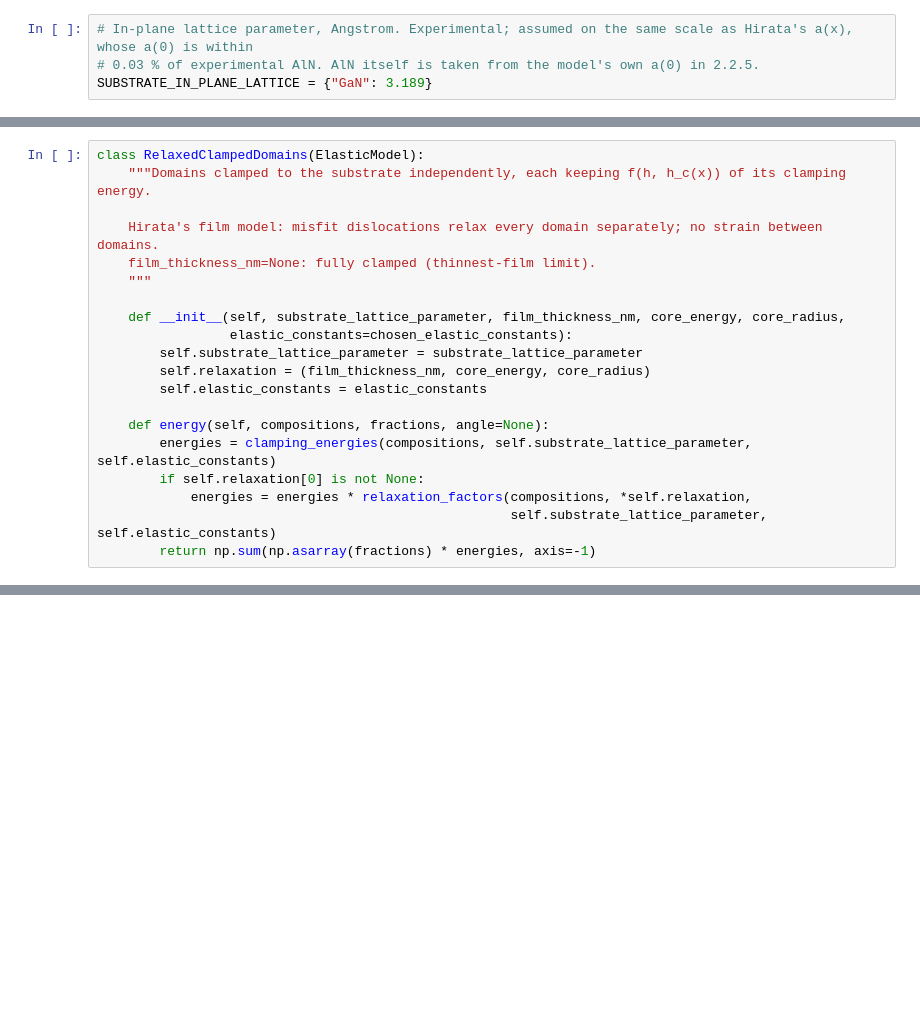
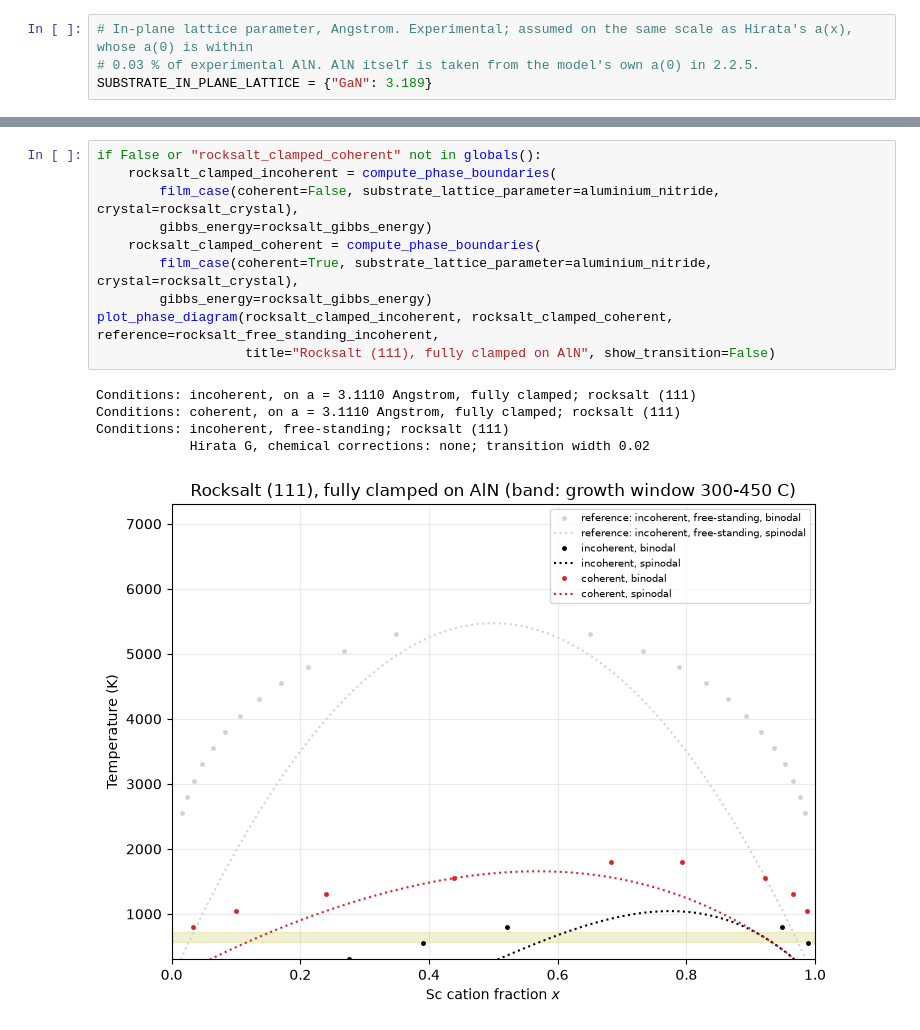
Before and after one commit to mat3ra/api-examples, a Jupyter notebook: other/experiments/alphafilm/AlScN_strained_CALPHAD.ipynb, the cells around one changed output, grey strips where cells are left out. Saved outputs shown, nothing was run; the diff lists cells and outputs as text; blank space fills up the shorter version.

```diff
--- a/other/experiments/alphafilm/AlScN_strained_CALPHAD.ipynb
+++ b/other/experiments/alphafilm/AlScN_strained_CALPHAD.ipynb
@@ -725,20 +370,0 @@ def clamping_energies(compositions, substrate_lattice_parameter, elastic_constan
-# %%
-class RelaxedClampedDomains(ElasticModel):
-    """Domains clamped to the substrate independently, each keeping f(h, h_c(x)) of its clamping energy.
-
-    Hirata's film model: misfit dislocations relax every domain separately; no strain between domains.
-    film_thickness_nm=None: fully clamped (thinnest-film limit).
-    """
-
-    def __init__(self, substrate_lattice_parameter, film_thickness_nm, core_energy, core_radius,
-                 elastic_constants=chosen_elastic_constants):
-        self.substrate_lattice_parameter = substrate_lattice_parameter
-        self.relaxation = (film_thickness_nm, core_energy, core_radius)
-        self.elastic_constants = elastic_constants
-
-    def energy(self, compositions, fractions, angle=None):
-        energies = clamping_energies(compositions, self.substrate_lattice_parameter, self.elastic_constants)
-        if self.relaxation[0] is not None:
-            energies = energies * relaxation_factors(compositions, *self.relaxation,
-                                                     self.substrate_lattice_parameter, self.elastic_constants)
-        return np.sum(np.asarray(fractions) * energies, axis=-1)
@@ -1575,0 +2025,16 @@ Conditions: Hirata film model, h_c with estimated_core_energy_high_slope, estima
+# %%
+if False or "rocksalt_clamped_coherent" not in globals():
+    rocksalt_clamped_incoherent = compute_phase_boundaries(
+        film_case(coherent=False, substrate_lattice_parameter=aluminium_nitride, crystal=rocksalt_crystal),
+        gibbs_energy=rocksalt_gibbs_energy)
+    rocksalt_clamped_coherent = compute_phase_boundaries(
+        film_case(coherent=True, substrate_lattice_parameter=aluminium_nitride, crystal=rocksalt_crystal),
+        gibbs_energy=rocksalt_gibbs_energy)
+plot_phase_diagram(rocksalt_clamped_incoherent, rocksalt_clamped_coherent, reference=rocksalt_free_standing_incoherent,
+                   title="Rocksalt (111), fully clamped on AlN", show_transition=False)
+# %% [output]
+Conditions: incoherent, on a = 3.1110 Angstrom, fully clamped; rocksalt (111)
+Conditions: coherent, on a = 3.1110 Angstrom, fully clamped; rocksalt (111)
+Conditions: incoherent, free-standing; rocksalt (111)
+            Hirata G, chemical corrections: none; transition width 0.02
+[figure, added]
```
Also changed, not shown: parts of 139 cells of this notebook.
